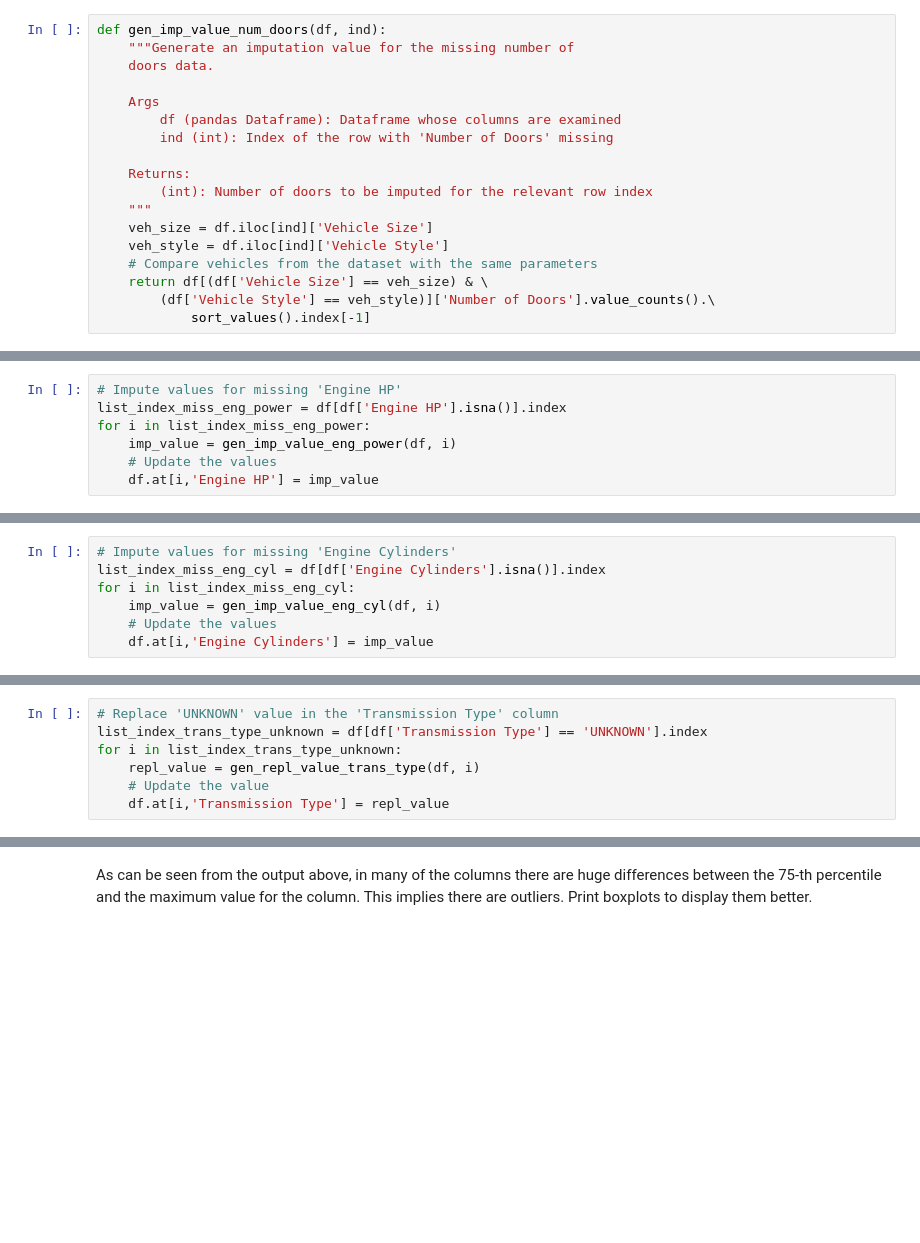
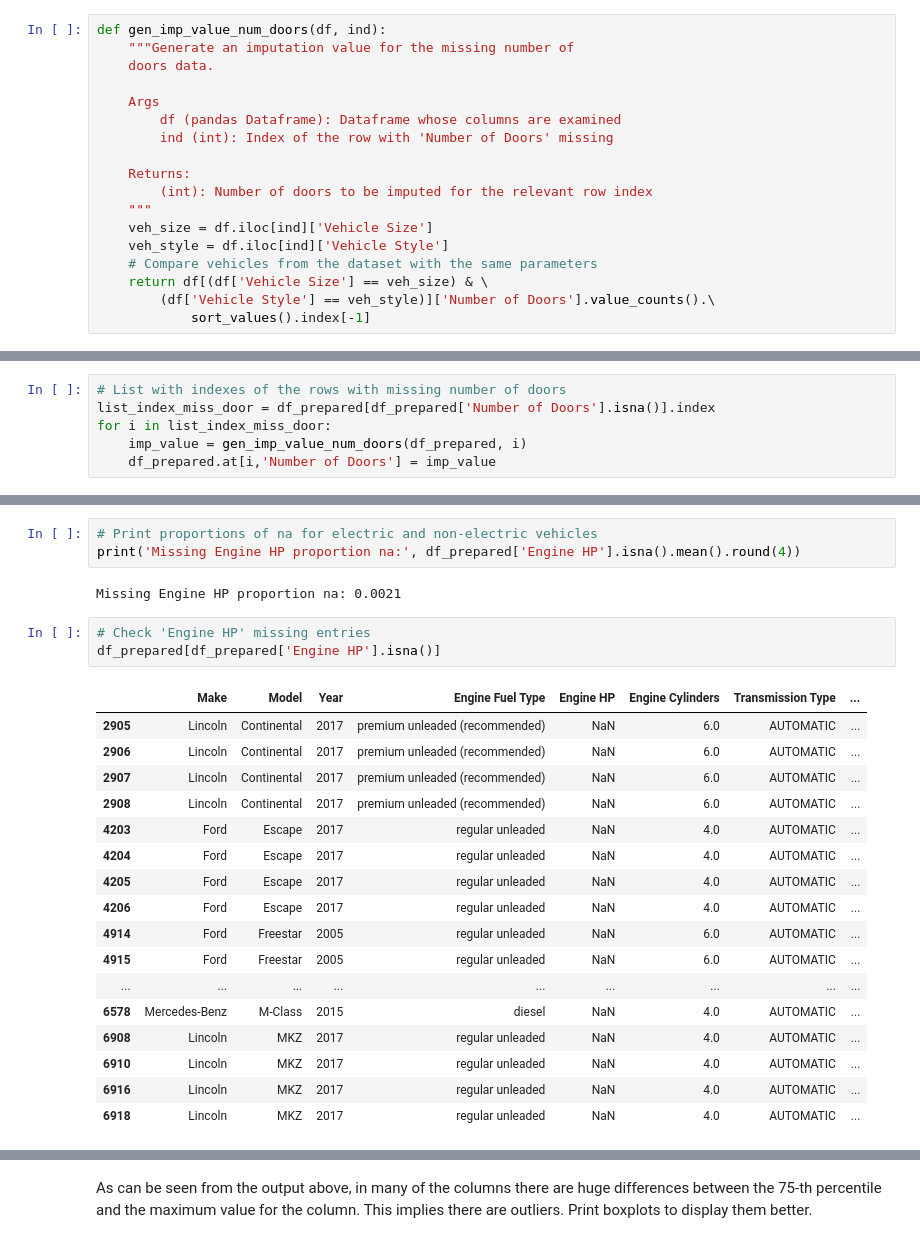
Before and after one commit to taagitacc/car-price-factors, a Jupyter notebook: price_analysis.ipynb, the cells around one changed output, grey strips where cells are left out. Drawn from its saved outputs; the diff is of its cells as text; blank space fills up the shorter version.

```diff
--- a/price_analysis.ipynb
+++ b/price_analysis.ipynb
@@ -232,7 +203,0 @@ def gen_imp_value_eng_power(df, ind):
-# %%
-# Impute values for missing 'Engine HP'
-list_index_miss_eng_power = df[df['Engine HP'].isna()].index
-for i in list_index_miss_eng_power:
-    imp_value = gen_imp_value_eng_power(df, i)
-    # Update the values
-    df.at[i,'Engine HP'] = imp_value
@@ -292,7 +203,0 @@ def gen_imp_value_eng_cyl(df, ind):
-# %%
-# Impute values for missing 'Engine Cylinders'
-list_index_miss_eng_cyl = df[df['Engine Cylinders'].isna()].index
-for i in list_index_miss_eng_cyl:
-    imp_value = gen_imp_value_eng_cyl(df, i)
-    # Update the values
-    df.at[i,'Engine Cylinders'] = imp_value
@@ -327,7 +203,0 @@ def gen_repl_value_trans_type(df, ind):
-# %%
-# Replace 'UNKNOWN' value in the 'Transmission Type' column
-list_index_trans_type_unknown = df[df['Transmission Type'] == 'UNKNOWN'].index
-for i in list_index_trans_type_unknown:
-    repl_value = gen_repl_value_trans_type(df, i)
-    # Update the value
-    df.at[i,'Transmission Type'] = repl_value
@@ -370,0 +204,6 @@ df.describe()
+# %%
+# List with indexes of the rows with missing number of doors
+list_index_miss_door = df_prepared[df_prepared['Number of Doors'].isna()].index
+for i in list_index_miss_door:
+    imp_value = gen_imp_value_num_doors(df_prepared, i)
+    df_prepared.at[i,'Number of Doors'] = imp_value
@@ -370,0 +217,26 @@ df.describe()
+# %%
+# Print proportions of na for electric and non-electric vehicles
+print('Missing Engine HP proportion na:', df_prepared['Engine HP'].isna().mean().round(4))
+# %% [output]
+Missing Engine HP proportion na: 0.0021
+# %%
+# Check 'Engine HP' missing entries
+df_prepared[df_prepared['Engine HP'].isna()]
+# %% [output]
+|  | Make | Model | Year | Engine Fuel Type | Engine HP | Engine Cylinders | Transmission Type | ... |
+| 2905 | Lincoln | Continental | 2017 | premium unleaded (recommended) | NaN | 6.0 | AUTOMATIC | ... |
+| 2906 | Lincoln | Continental | 2017 | premium unleaded (recommended) | NaN | 6.0 | AUTOMATIC | ... |
+| 2907 | Lincoln | Continental | 2017 | premium unleaded (recommended) | NaN | 6.0 | AUTOMATIC | ... |
+| 2908 | Lincoln | Continental | 2017 | premium unleaded (recommended) | NaN | 6.0 | AUTOMATIC | ... |
+| 4203 | Ford | Escape | 2017 | regular unleaded | NaN | 4.0 | AUTOMATIC | ... |
+| 4204 | Ford | Escape | 2017 | regular unleaded | NaN | 4.0 | AUTOMATIC | ... |
+| 4205 | Ford | Escape | 2017 | regular unleaded | NaN | 4.0 | AUTOMATIC | ... |
+| 4206 | Ford | Escape | 2017 | regular unleaded | NaN | 4.0 | AUTOMATIC | ... |
+| 4914 | Ford | Freestar | 2005 | regular unleaded | NaN | 6.0 | AUTOMATIC | ... |
+| 4915 | Ford | Freestar | 2005 | regular unleaded | NaN | 6.0 | AUTOMATIC | ... |
+| ... | ... | ... | ... | ... | ... | ... | ... | ... |
+| 6578 | Mercedes-Benz | M-Class | 2015 | diesel | NaN | 4.0 | AUTOMATIC | ... |
+| 6908 | Lincoln | MKZ | 2017 | regular unleaded | NaN | 4.0 | AUTOMATIC | ... |
+| 6910 | Lincoln | MKZ | 2017 | regular unleaded | NaN | 4.0 | AUTOMATIC | ... |
+| 6916 | Lincoln | MKZ | 2017 | regular unleaded | NaN | 4.0 | AUTOMATIC | ... |
+| 6918 | Lincoln | MKZ | 2017 | regular unleaded | NaN | 4.0 | AUTOMATIC | ... |
```
Also changed, not shown: parts of 57 cells of this notebook.
